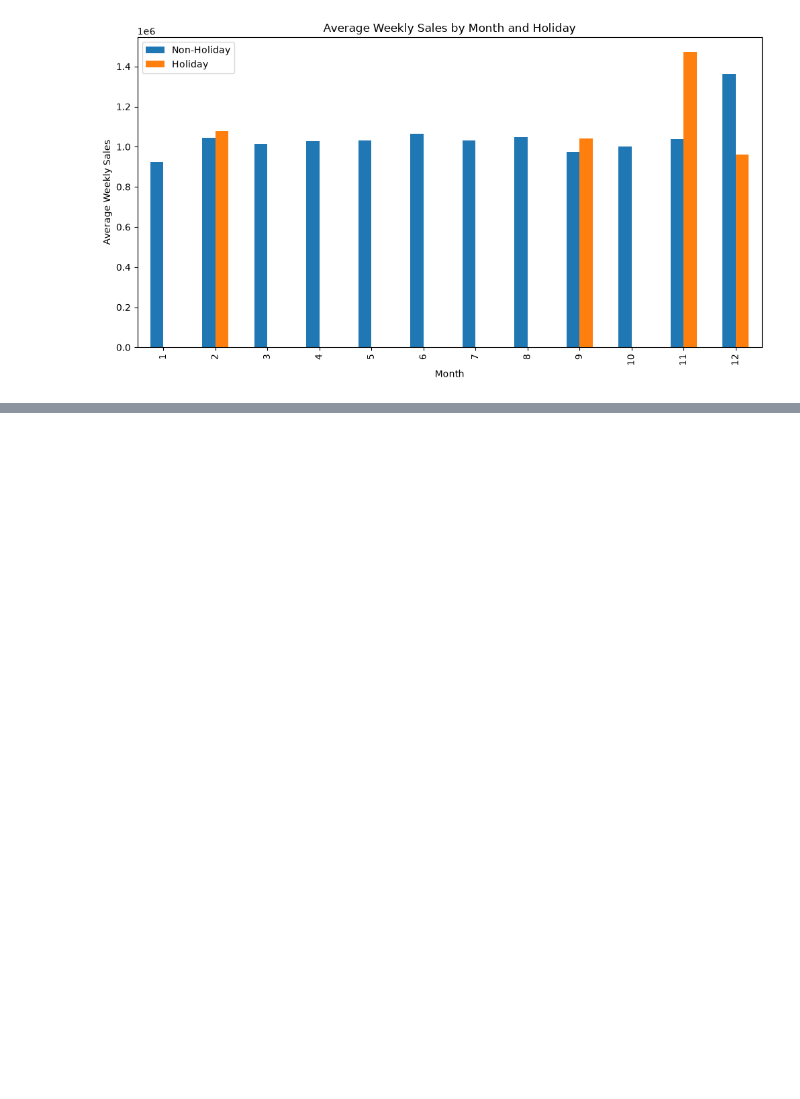
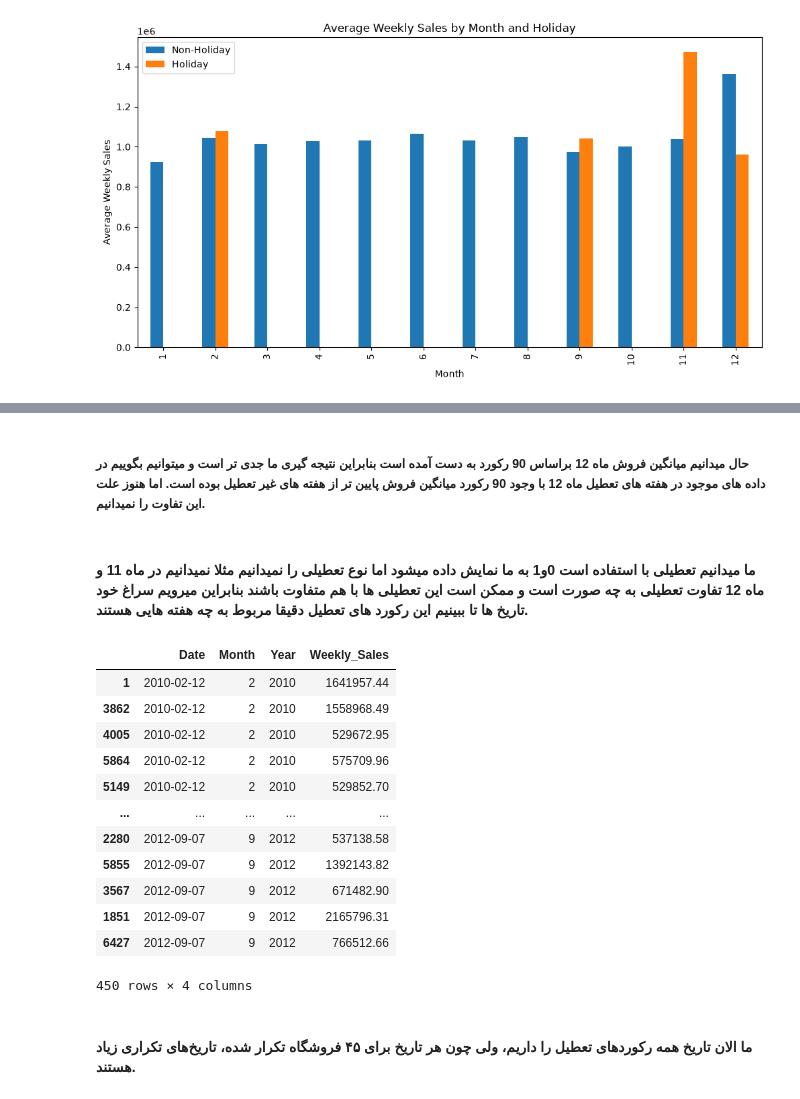
Before and after one commit to Osgooie/Walmart-Data-Analyze, a Jupyter notebook: notebooks/Walmart.ipynb, the cells around one changed output, grey strips where cells are left out. Drawn from its saved outputs; the diff is of its cells as text; code cells hidden in the pictures; blank space fills up the shorter version.

```diff
--- a/notebooks/Walmart.ipynb
+++ b/notebooks/Walmart.ipynb
@@ -525,0 +547,22 @@ plt.show()
+# %% [markdown]
+##### حال میدانیم میانگین فروش ماه 12 براساس 90 رکورد به دست آمده است بنابراین نتیجه گیری ما جدی تر است و میتوانیم بگوییم در داده های موجود در هفته های تعطیل ماه 12 با وجود 90 رکورد میانگین فروش پایین تر از هفته های غیر تعطیل بوده است. اما هنوز علت این تفاوت را نمیدانیم.
+# %% [markdown]
+#### ما میدانیم تعطیلی با استفاده است 0و1 به ما نمایش داده میشود اما نوع تعطیلی را نمیدانیم مثلا نمیدانیم در ماه 11 و ماه 12 تفاوت تعطیلی به چه صورت است و ممکن است این تعطیلی ها با هم متفاوت باشند بنابراین میرویم سراغ خود تاریخ ها تا ببینیم این رکورد های تعطیل دقیقا مربوط به چه هفته هایی هستند.
+# %%
+df[df["Holiday_Flag"]==1][["Date","Month","Year","Weekly_Sales"]].sort_values("Date")
+# %% [output]
+|  | Date | Month | Year | Weekly_Sales |
+| 1 | 2010-02-12 | 2 | 2010 | 1641957.44 |
+| 3862 | 2010-02-12 | 2 | 2010 | 1558968.49 |
+| 4005 | 2010-02-12 | 2 | 2010 | 529672.95 |
+| 5864 | 2010-02-12 | 2 | 2010 | 575709.96 |
+| 5149 | 2010-02-12 | 2 | 2010 | 529852.70 |
+| ... | ... | ... | ... | ... |
+| 2280 | 2012-09-07 | 9 | 2012 | 537138.58 |
+| 5855 | 2012-09-07 | 9 | 2012 | 1392143.82 |
+| 3567 | 2012-09-07 | 9 | 2012 | 671482.90 |
+| 1851 | 2012-09-07 | 9 | 2012 | 2165796.31 |
+| 6427 | 2012-09-07 | 9 | 2012 | 766512.66 |
+450 rows × 4 columns
+# %% [markdown]
+#### ما الان تاریخ همه رکوردهای تعطیل را داریم، ولی چون هر تاریخ برای ۴۵ فروشگاه تکرار شده، تاریخ‌های تکراری زیاد هستند.
```
Also changed, not shown: parts of 5 cells of this notebook.
